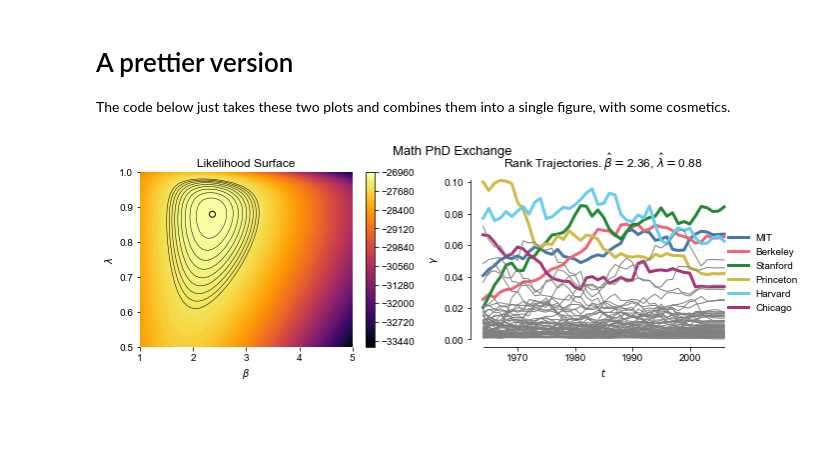
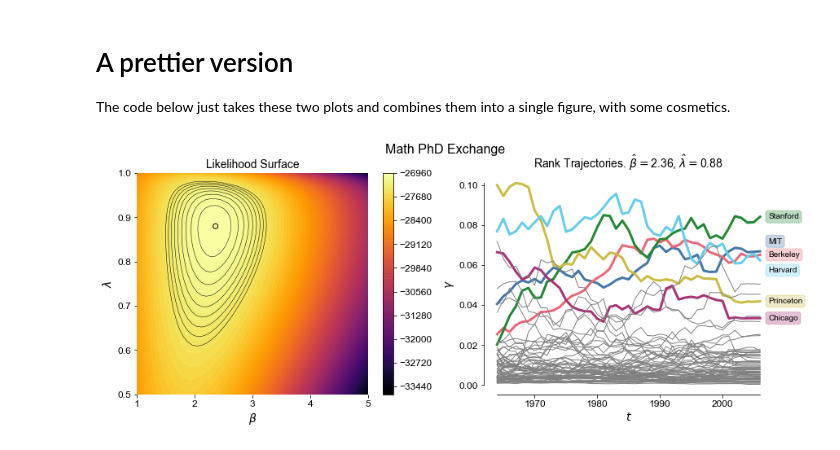
Before and after one commit to PhilChodrow/prestige_reinforcement, a Jupyter notebook: math_phd_exchange.ipynb, the cells around one changed output. Saved outputs shown, nothing was run; the diff lists cells and outputs as text; code cells hidden in the pictures; blank space fills up the shorter version.

```diff
--- a/math_phd_exchange.ipynb
+++ b/math_phd_exchange.ipynb
@@ -163,8 +163,20 @@ The code below just takes these two plots and combines them into a single figure
 import matplotlib
 matplotlib.rcParams['font.sans-serif'] = "Arial Unicode MS"
 
+SMALL_SIZE = 8
+MEDIUM_SIZE = 12
+BIGGER_SIZE = 14
 
-fig = plt.figure(figsize = (10, 3.5))
+plt.rc('font', size=SMALL_SIZE)          # controls default text sizes
+plt.rc('axes', titlesize=BIGGER_SIZE)     # fontsize of the axes title
+plt.rc('axes', labelsize=BIGGER_SIZE)    # fontsize of the x and y labels
+plt.rc('xtick', labelsize=MEDIUM_SIZE)    # fontsize of the tick labels
+plt.rc('ytick', labelsize=MEDIUM_SIZE)    # fontsize of the tick labels
+plt.rc('legend', fontsize=MEDIUM_SIZE)    # legend fontsize
+plt.rc('figure', titlesize=BIGGER_SIZE)  # fontsize of the figure title
+
+
+fig = plt.figure(figsize = (14, 5))
 
 ax1 = fig.add_subplot(121)
 xg, yg = np.meshgrid(BETA, LAMBDA)
@@ -204,36 +216,63 @@ shortener = {
     'Harvard University ' : 'Harvard',
     'Yale University ' : 'Yale',
     'The University of Chicago ' : 'Chicago'
 }
 
 cset = ['#4477AA', '#EE6677', '#228833', '#CCBB44', '#66CCEE', '#AA3377']
 
 
 
+label_adjustments = {
+    'MIT': 0.005,
+    'Berkeley' : 0,
+    'Harvard': -0.005,
+    'Stanford' : 0,
+    'Chicago' : 0,
+    'Princeton' : 0
+}
+
 k = 0
 for l in range(n):
     if l in top_trajectories:
-        ax2.plot(years, GAMMA[:,l], alpha = 1, linewidth = 3, label = shortener[lookup[l]], color = cset[k])
+        name = shortener[lookup[l]]
+        ax2.plot(years, GAMMA[:,l], alpha = 1, linewidth = 3,
+                 label = name, color = cset[k])
+
+
+
+        ax2.annotate(shortener[lookup[l]],
+                  xy=(years.max(), GAMMA[-1:,l] + label_adjustments[name]), xycoords='data',
+                  xytext=(10, 0), textcoords='offset points',
+                  size=10, va="center", color = 'black',
+                  bbox=dict(boxstyle="round",  color = cset[k], alpha = .3)
+#                   arrowprops=dict(arrowstyle="wedge,tail_width=1.",
+#                                   fc=(1.0, 0.7, 0.7), ec="none",
+#                                   patchA=None,
+#                                   patchB=el,
+#                                   relpos=(0.2, 0.5)))
+                    )
+
+
         k += 1
     else:
         ax2.plot(years, GAMMA[:,l], color = 'grey', alpha = 1, linewidth = 1)
 
 ax2.spines['top'].set_visible(False)
 ax2.spines['right'].set_visible(False)
 ax2.spines['left'].set_bounds(0, GAMMA.max())
 ax2.spines['bottom'].set_bounds(years.min(), years.max())
 
 ax2.set(xlabel = r'$t$',
        ylabel = r'$\gamma$',
        title = r'Rank Trajectories. $\hat{\beta} = $' + str(round(beta_hat, 2)) + r', $\hat{\lambda} = $' + str(round(lambda_hat, 2)))
 
-ax2.legend(loc='upper center', bbox_to_anchor=(1.1, 0.7),
-          fancybox=False, shadow=False, ncol=1, frameon = False)
+# ax2.legend(loc='upper center', bbox_to_anchor=(1.1, 0.7),
+#           fancybox=False, shadow=False, ncol=1, frameon = False)
 
-fig.suptitle('Math PhD Exchange', fontsize = 13)
+fig.suptitle('Math PhD Exchange', fontsize = 16)
 
 plt.savefig('fig/math_phd_exchange.png', dpi = 300)
 
-plt.tight_layout()
+# plt.tight_layout()
 # %% [output]
-[figure, old version]
+[figure, new version]
```
